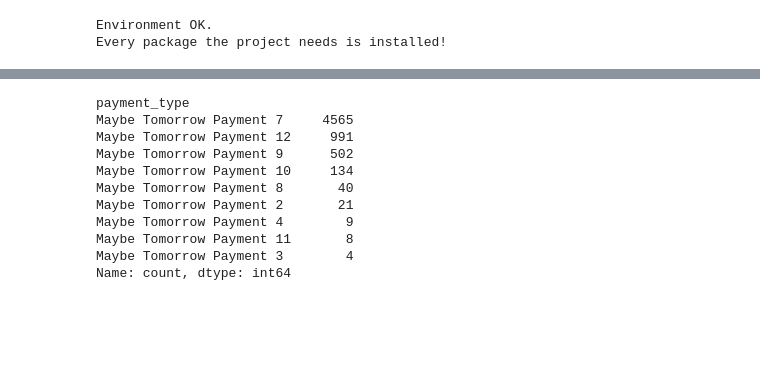
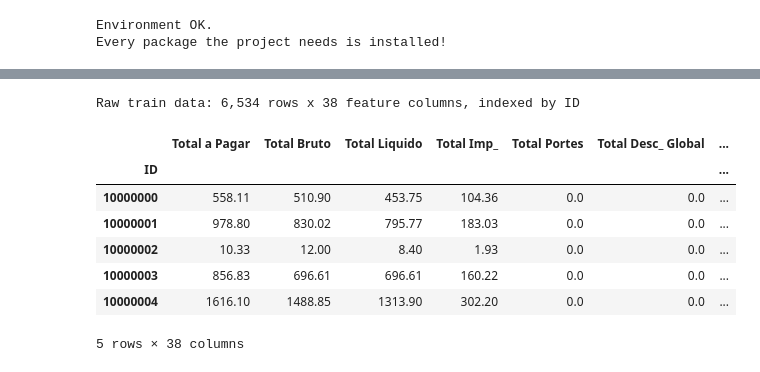
Before and after one commit to GoncaloGouveia04/ML_Project, a Jupyter notebook: notebooks/main.ipynb, the cells around one changed output, grey strips where cells are left out. Drawn from its saved outputs; the diff is of its cells as text; code cells hidden in the pictures; blank space fills up the shorter version.

Commit message:
Implemented method to process raw training data and add it into a different file for testing

```diff
--- a/notebooks/main.ipynb
+++ b/notebooks/main.ipynb
@@ -29,7 +40,7 @@ import pandas as pd
 # %%
 # Import data that is gonna be used for this project
 
-TRAIN_DATA_PATH = "../data/train.csv"
+RAW_TRAIN_DATA_PATH = "../data/train.csv"
 CLIENT_DATA_PATH = "../data/clientes.csv"
-train_data = pd.read_csv(TRAIN_DATA_PATH)
-client_data = pd.read_csv(CLIENT_DATA_PATH)
+raw_train_data = pd.read_csv(RAW_TRAIN_DATA_PATH, index_col="ID", float_precision='round_trip')
+client_data = pd.read_csv(CLIENT_DATA_PATH, index_col="customer_id", float_precision='round_trip')
@@ -60,14 +47,13 @@ client_data.head(5)
-# %%
-train_data["payment_type"].value_counts()
-# %% [output]
-payment_type
-Maybe Tomorrow Payment 7     4565
-Maybe Tomorrow Payment 12     991
-Maybe Tomorrow Payment 9      502
-Maybe Tomorrow Payment 10     134
-Maybe Tomorrow Payment 8       40
-Maybe Tomorrow Payment 2       21
-Maybe Tomorrow Payment 4        9
-Maybe Tomorrow Payment 11       8
-Maybe Tomorrow Payment 3        4
-Name: count, dtype: int64
+# %%
+print(f"Raw train data: {raw_train_data.shape[0]:,} rows x {raw_train_data.shape[1]} feature columns, indexed by ID")
+raw_train_data.head()
+# %% [output]
+Raw train data: 6,534 rows x 38 feature columns, indexed by ID
+|  | Total a Pagar | Total Bruto | Total Liquido | Total Imp_ | Total Portes | Total Desc_ Global | ... |
+| ID |  |  |  |  |  |  | ... |
+| 10000000 | 558.11 | 510.90 | 453.75 | 104.36 | 0.0 | 0.0 | ... |
+| 10000001 | 978.80 | 830.02 | 795.77 | 183.03 | 0.0 | 0.0 | ... |
+| 10000002 | 10.33 | 12.00 | 8.40 | 1.93 | 0.0 | 0.0 | ... |
+| 10000003 | 856.83 | 696.61 | 696.61 | 160.22 | 0.0 | 0.0 | ... |
+| 10000004 | 1616.10 | 1488.85 | 1313.90 | 302.20 | 0.0 | 0.0 | ... |
+5 rows × 38 columns
```
Also changed, not shown: parts of 8 cells of this notebook, 1 other file.
